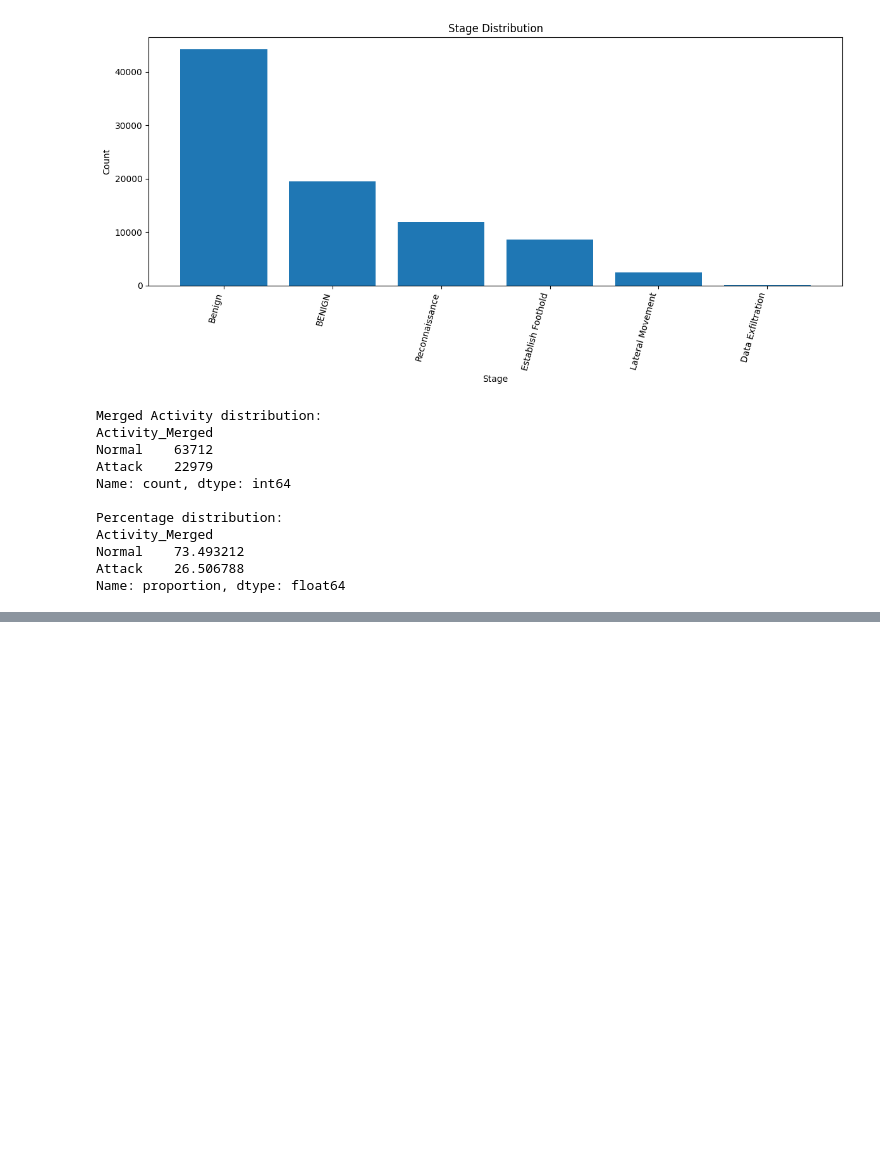
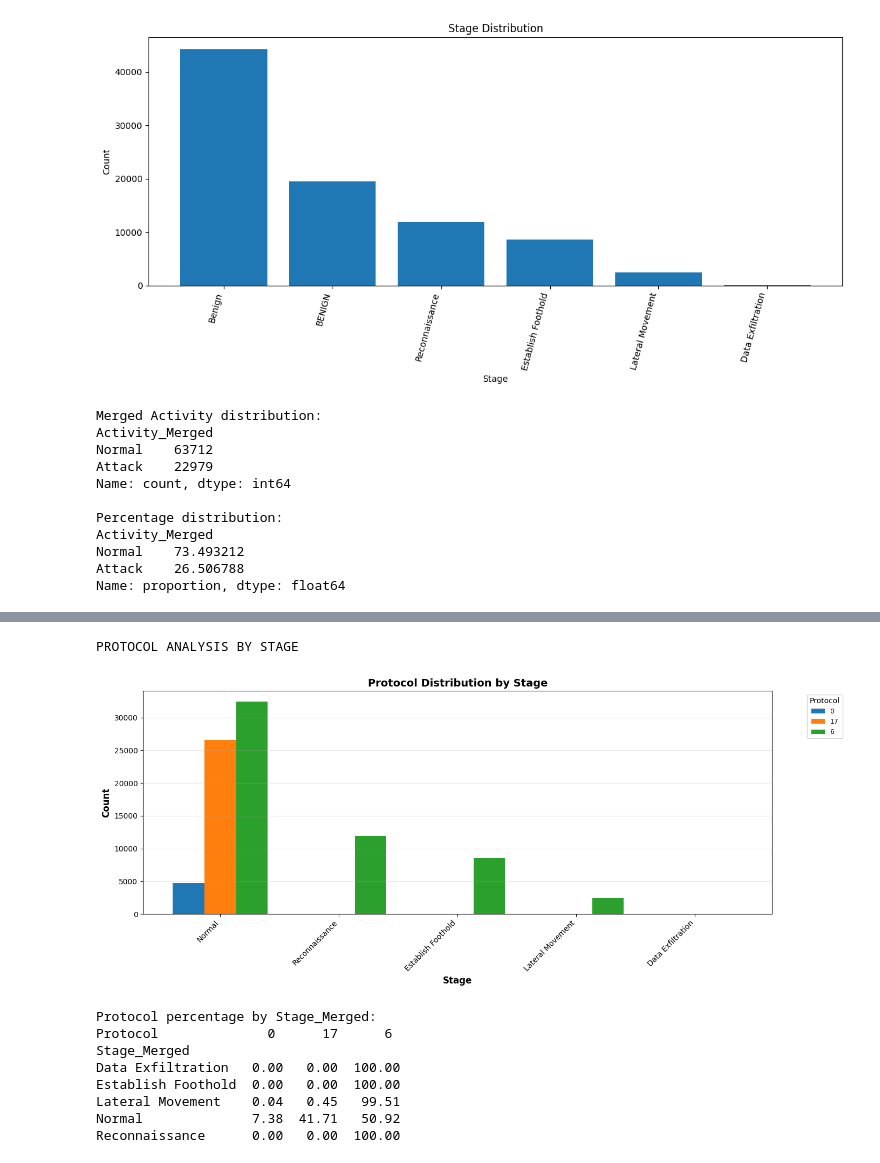
Before and after one commit to ngocbao0201/ML-Detect-APT-attack, a Jupyter notebook: notebooks/eda.ipynb, the cells around one changed output, grey strips where cells are left out. Saved outputs shown, nothing was run; the diff lists cells and outputs as text; code cells hidden in the pictures; blank space fills up the shorter version.

```diff
--- a/notebooks/eda.ipynb
+++ b/notebooks/eda.ipynb
@@ -172,0 +221,57 @@ Name: proportion, dtype: float64
+# %%
+# Protocol Distribution by Stage_Merged
+print("PROTOCOL ANALYSIS BY STAGE")
+
+# Cross-tabulation: Stage_Merged vs Protocol
+protocol_stage_cross = pd.crosstab(df['Stage_Merged'], df['Protocol'], margins=True)
+
+stage_order = [
+    "Normal",
+    "Reconnaissance",
+    "Establish Foothold",
+    "Lateral Movement",
+    "Data Exfiltration"
+]
+
+# All Protocol
+protocols = df['Protocol'].unique().tolist()
+
+# Crosstab
+protocol_stage = pd.crosstab(df['Stage_Merged'], df['Protocol'])
+
+# Reindex
+protocol_stage = protocol_stage.reindex(stage_order)
+
+# Get all protocol
+protocol_stage_top = protocol_stage[protocols]
+
+
+# Visualization
+fig, ax = plt.subplots(figsize=(14, 6))
+
+protocol_stage_top.plot(kind='bar', ax=ax, width=0.8)
+
+ax.set_xlabel('Stage', fontsize=12, fontweight='bold')
+ax.set_ylabel('Count', fontsize=12, fontweight='bold')
+ax.set_title('Protocol Distribution by Stage', fontsize=14, fontweight='bold')
+ax.legend(title='Protocol', bbox_to_anchor=(1.05, 1), loc='upper left', fontsize=9)
+ax.grid(axis='y', alpha=0.3)
+plt.xticks(rotation=45, ha='right')
+plt.tight_layout()
+plt.show()
+
+# Percentage distribution by Stage_Merged
+print("Protocol percentage by Stage_Merged:")
+protocol_stage_pct = pd.crosstab(df['Stage_Merged'], df['Protocol'], normalize='index') * 100
+print(protocol_stage_pct[protocols].round(2))
+# %% [output]
+PROTOCOL ANALYSIS BY STAGE
+[figure, added]
+Protocol percentage by Stage_Merged:
+Protocol              0      17      6
+Stage_Merged
+Data Exfiltration   0.00   0.00  100.00
+Establish Foothold  0.00   0.00  100.00
+Lateral Movement    0.04   0.45   99.51
+Normal              7.38  41.71   50.92
+Reconnaissance      0.00   0.00  100.00
```
Also changed, not shown: parts of 9 cells of this notebook.
